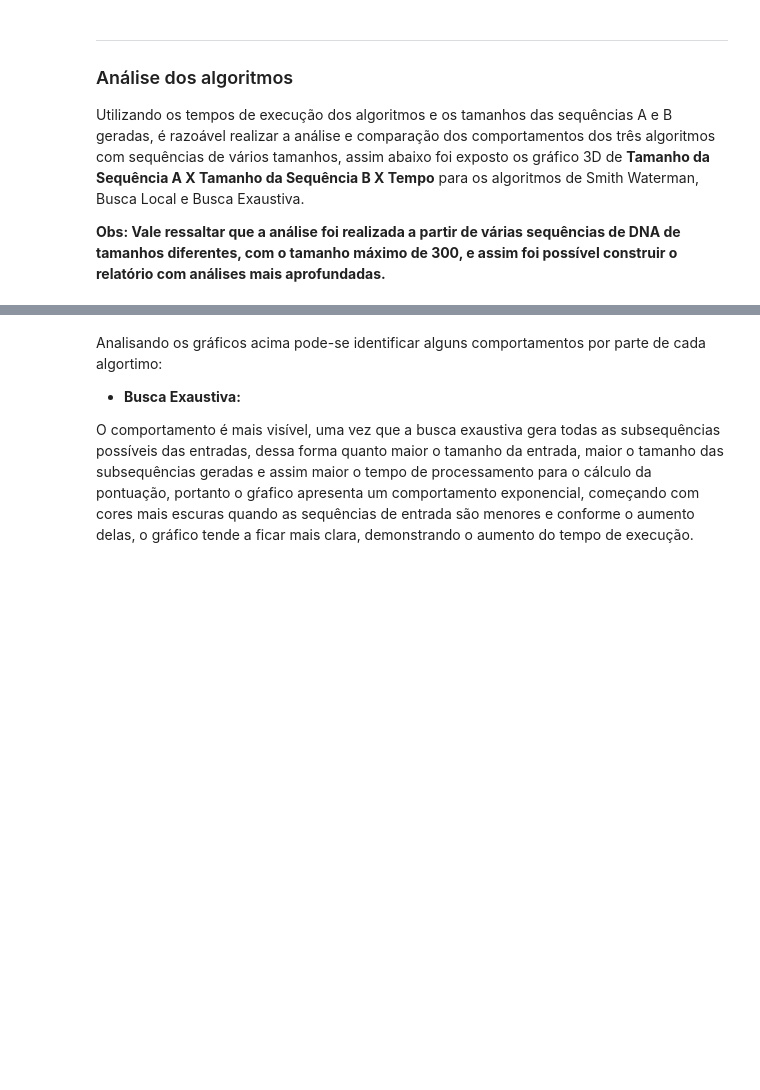
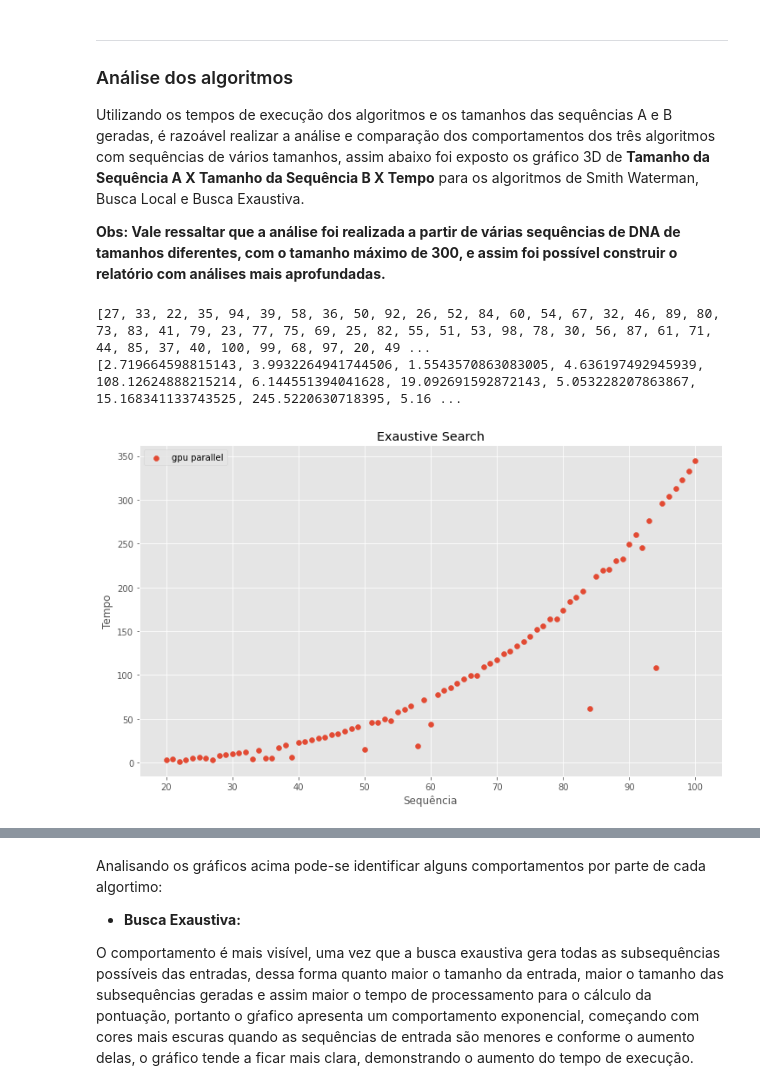
Before and after one commit to AntonioFuziy/DNA_mutation_detector, a Jupyter notebook: parallel/Relatorio_DNA_AntonioFuziy.ipynb, the cells around one changed output, grey strips where cells are left out. Drawn from its saved outputs; the diff is of its cells as text; code cells hidden in the pictures; blank space fills up the shorter version.

```diff
--- a/parallel/Relatorio_DNA_AntonioFuziy.ipynb
+++ b/parallel/Relatorio_DNA_AntonioFuziy.ipynb
@@ -88,5 +92,24 @@ ___
 Utilizando os tempos de execução dos algoritmos e os tamanhos das sequências A e B geradas, é razoável realizar a análise e comparação dos comportamentos dos três algoritmos com sequências de vários tamanhos, assim abaixo foi exposto os gráfico 3D de **Tamanho da Sequência A X Tamanho da Sequência B X Tempo** para os algoritmos de Smith Waterman, Busca Local e Busca Exaustiva.
 
 **Obs: Vale ressaltar que a análise foi realizada a partir de várias sequências de DNA de tamanhos diferentes, com o tamanho máximo de 300, e assim foi possível construir o relatório com análises mais aprofundadas.**
+# %%
+print(n_exaustiva_gpu)
+print(tempos_exaustiva_gpu)
+# %% [output]
+[27, 33, 22, 35, 94, 39, 58, 36, 50, 92, 26, 52, 84, 60, 54, 67, 32, 46, 89, 80, 73, 83, 41, 79, 23, 77, 75, 69, 25, 82, 55, 51, 53, 98, 78, 30, 56, 87, 61, 71, 44, 85, 37, 40, 100, 99, 68, 97, 20, 49 ...
+[2.719664598815143, 3.9932264941744506, 1.5543570863083005, 4.636197492945939, 108.12624888215214, 6.144551394041628, 19.092691592872143, 5.053228207863867, 15.168341133743525, 245.5220630718395, 5.16 ...
+# %%
+plt.figure(figsize=(12, 7))
+# plt.scatter(n_exaustiva_sequencial, tempos_exaustiva_sequencial, label="sequential")
+# plt.scatter(n_exaustiva_parallel, tempos_exaustiva_parallel, label="parallel")
+plt.scatter(n_exaustiva_gpu, tempos_exaustiva_gpu, label="gpu parallel")
+plt.title("Exaustive Search")
+plt.xlabel('Sequência')
+plt.ylabel("Tempo")
+plt.legend()
+
+plt.show()
+# %% [output]
+[figure, added]
 # %%
 plt.figure(figsize=(12, 7))
```
Also changed, not shown: parts of 3 cells of this notebook, 1 other file.
